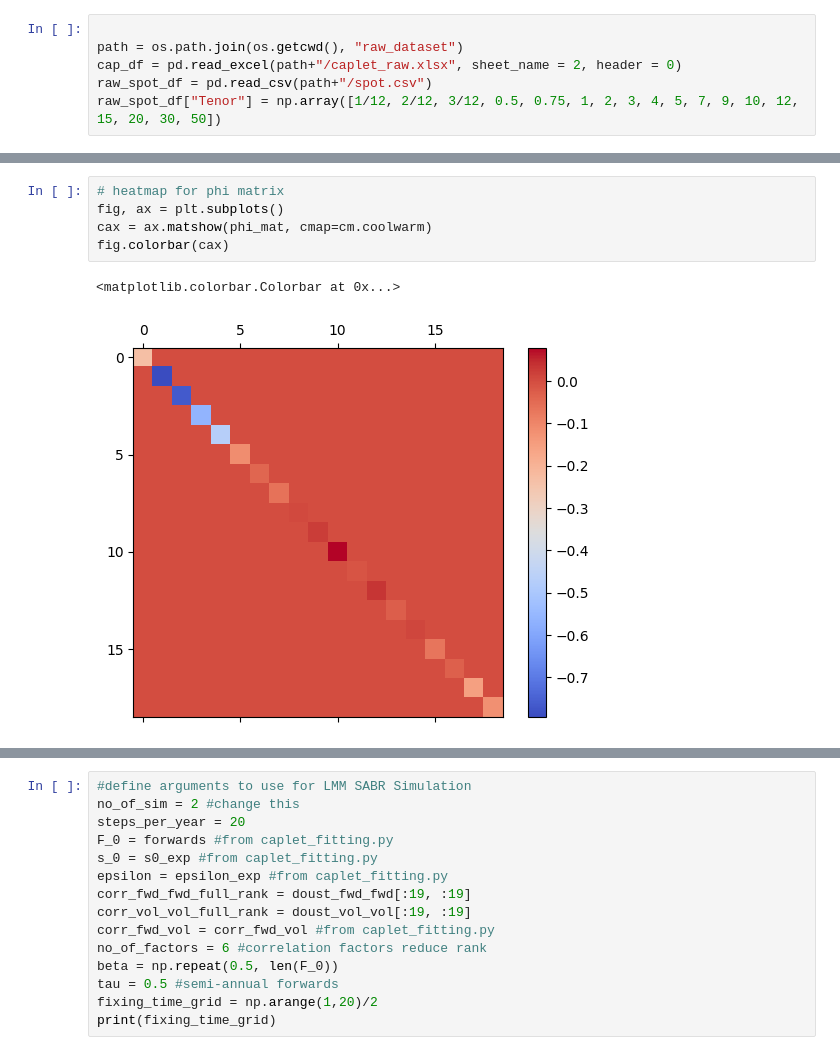
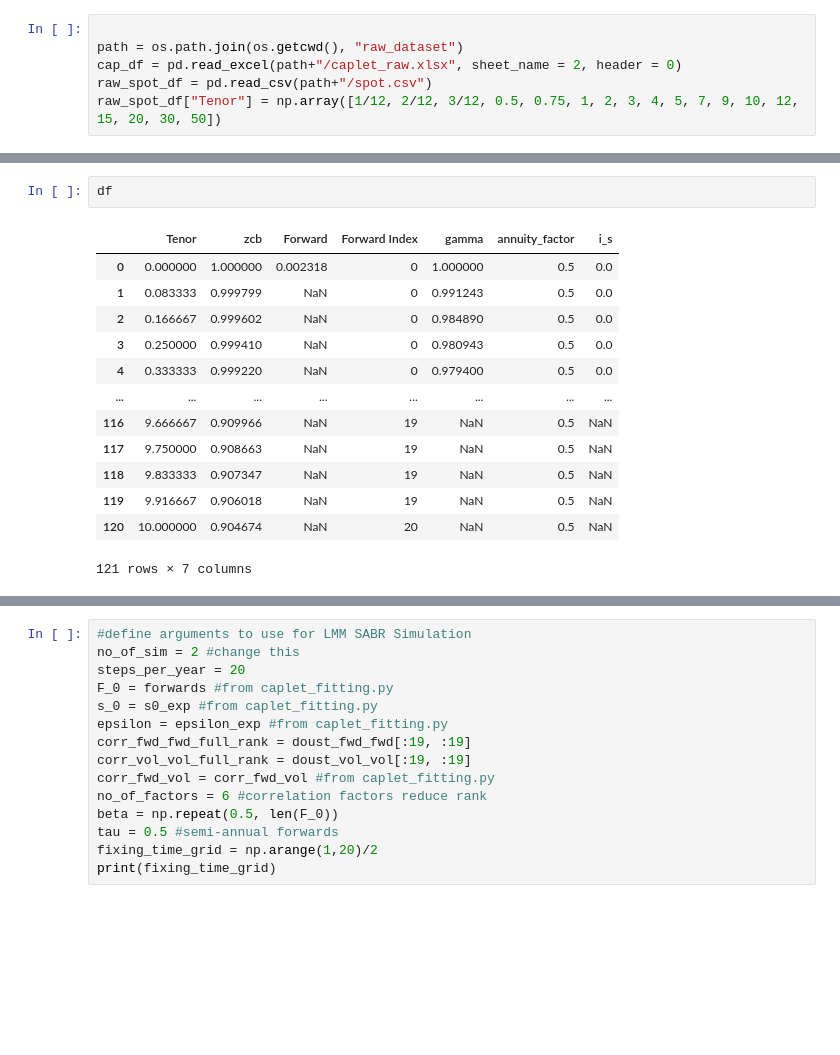
Before and after one commit to Dunkalot/gamma-vega-rl-hedging, a Jupyter notebook: test.ipynb, the cells around one changed output, grey strips where cells are left out. Saved outputs shown, nothing was run; the diff lists cells and outputs as text; blank space fills up the shorter version.

```diff
--- a/test.ipynb
+++ b/test.ipynb
@@ -503,11 +523,19 @@ df
-# %%
-# heatmap for phi matrix
-fig, ax = plt.subplots()
-cax = ax.matshow(phi_mat, cmap=cm.coolwarm)
-fig.colorbar(cax)
-# %% [output]
-<matplotlib.colorbar.Colorbar at 0x...>
-[figure, removed]
+# %%
+df
+# %% [output]
+|  | Tenor | zcb | Forward | Forward Index | gamma | annuity_factor | i_s |
+| 0 | 0.000000 | 1.000000 | 0.002318 | 0 | 1.000000 | 0.5 | 0.0 |
+| 1 | 0.083333 | 0.999799 | NaN | 0 | 0.991243 | 0.5 | 0.0 |
+| 2 | 0.166667 | 0.999602 | NaN | 0 | 0.984890 | 0.5 | 0.0 |
+| 3 | 0.250000 | 0.999410 | NaN | 0 | 0.980943 | 0.5 | 0.0 |
+| 4 | 0.333333 | 0.999220 | NaN | 0 | 0.979400 | 0.5 | 0.0 |
+| ... | ... | ... | ... | ... | ... | ... | ... |
+| 116 | 9.666667 | 0.909966 | NaN | 19 | NaN | 0.5 | NaN |
+| 117 | 9.750000 | 0.908663 | NaN | 19 | NaN | 0.5 | NaN |
+| 118 | 9.833333 | 0.907347 | NaN | 19 | NaN | 0.5 | NaN |
+| 119 | 9.916667 | 0.906018 | NaN | 19 | NaN | 0.5 | NaN |
+| 120 | 10.000000 | 0.904674 | NaN | 20 | NaN | 0.5 | NaN |
+121 rows × 7 columns
 # %%
 
 
```
Also changed, not shown: parts of 6 cells of this notebook.
